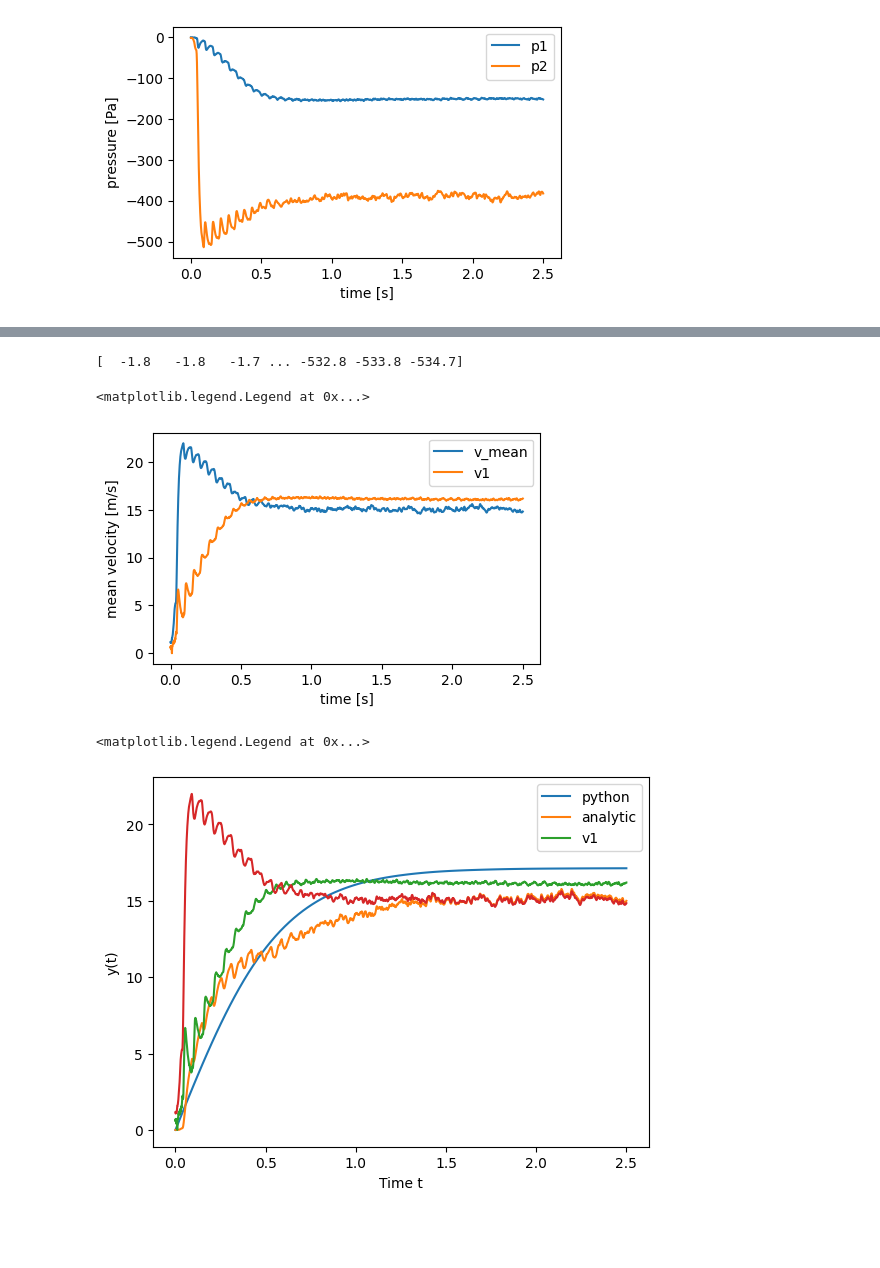
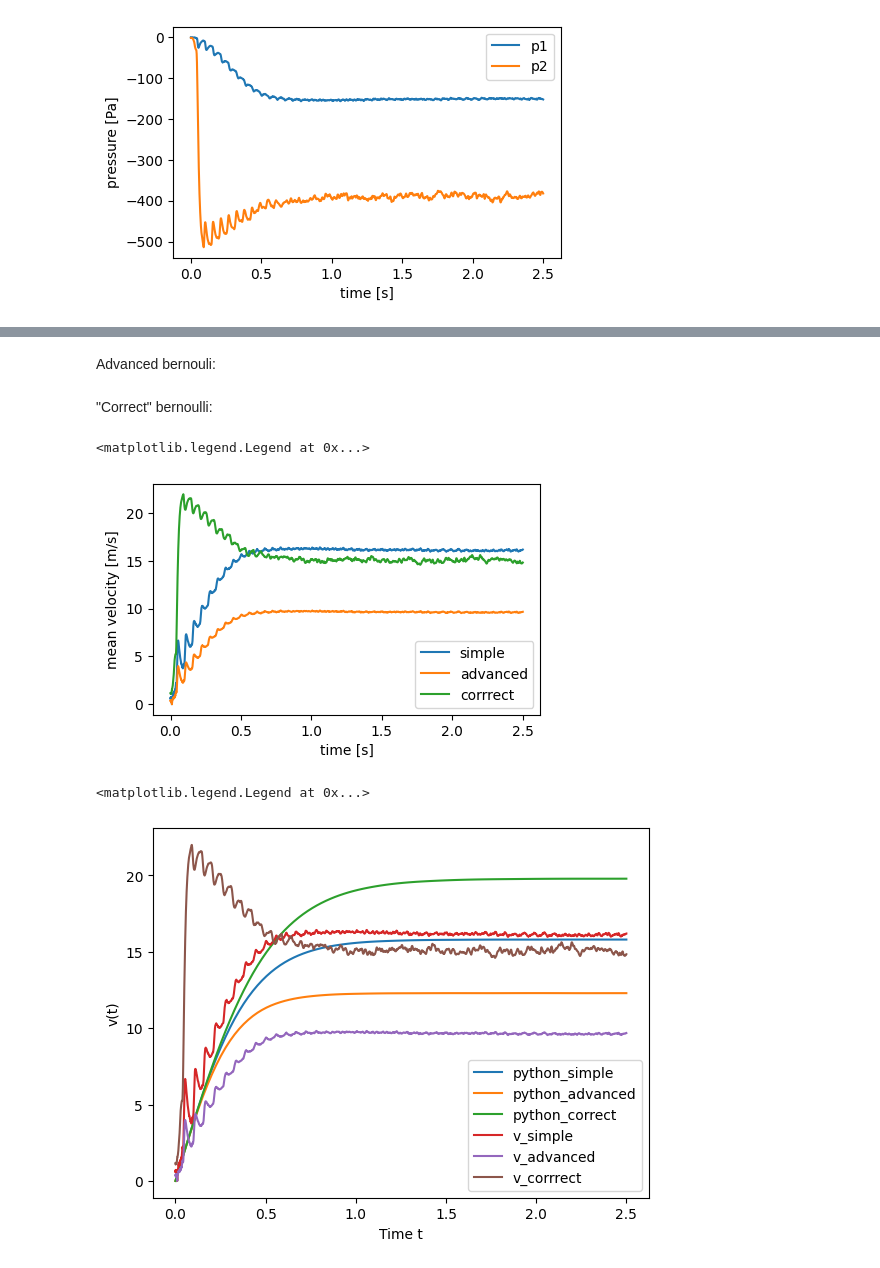
Before and after one commit to ChristianRas/41312_Fluid-mekanik, a Jupyter notebook: Afleveringer/Aflevering_1.ipynb, the cells around one changed output, grey strips where cells are left out. Cells and saved outputs as stored; diff of their text form; code cells hidden in the pictures; blank space fills up the shorter version.

```diff
--- a/Afleveringer/Aflevering_1.ipynb
+++ b/Afleveringer/Aflevering_1.ipynb
@@ -35,41 +44,54 @@ plt.legend()
+# %% [markdown]
+Advanced bernouli:
 # %%
-delta_p = p1-p2
-v_mean = np.sqrt(2 * delta_p * D / (f * L * rho))
-v1 = np.sqrt(-2*p1 / (rho))
+
+v_advanced = np.sqrt( -p1 / (f * L/D * rho/2 + 1/2*rho))
-# %% [output]
-[  -1.8   -1.8   -1.7 ... -532.8 -533.8 -534.7]
+# %% [markdown]
+"Correct" bernoulli:
+# %%
+v_correct = np.sqrt(2 * delta_p * D / (f * L * rho))
 # %%
 plt.figure(figsize=(5,3))
-plt.plot(t, v_mean, label="v_mean")
-plt.plot(t, v1, label="v1")
+plt.plot(t, v_simple, label="simple")
+plt.plot(t, v_advanced, label="advanced")
+plt.plot(t, v_correct, label="corrrect")
 plt.xlabel("time [s]")
 plt.ylabel("mean velocity [m/s]")
 plt.legend()
 # %% [output]
 <matplotlib.legend.Legend at 0x...>
-[figure, old version]
+[figure, new version]
 # %%
 def dydt(t, y):
-    return (-100 + 400) / (rho * L2) - f / (2*D) * y**2
+    return (-y**2*rho/2 - p_2 - f * L2/D * (rho*y**2)/2)/(rho*L2)
 
 def dydt2(t, y):
-    return -2 * y
+    return (-y**2*(f*L/D*rho/2+rho/2) - p_2 - f * L2/D * (rho*y**2)/2)/(rho*L2)
+
+def dydt3(t, y):
+    return ((y**2*f*L*rho+2*p_2*D)/2*D - p_2 - f * L2/D * (rho*y**2)/2)/(rho*L2)
 # %%
 y0 = [0]
 
 t_span = (0, 2.5)
 
 solution = solve_ivp(dydt, t_span, y0, t_eval=np.linspace(t_span[0], t_span[1], 100))
+solution2 = solve_ivp(dydt2, t_span, y0, t_eval=np.linspace(t_span[0], t_span[1], 100))
+solution3 = solve_ivp(dydt3, t_span, y0, t_eval=np.linspace(t_span[0], t_span[1], 100))
 # %%
 mable_sol = ( np.tanh(t * np.sqrt(delta_p*D*L2*f*rho*2) /2*rho*L2*D) * np.sqrt(delta_p * D * L2 * f * rho*2) ) / (L2*f*rho)
 # %%
-plt.plot(solution.t, solution.y[0], label="python")
-plt.plot(t, mable_sol, label="analytic")
-plt.plot(t, v1, label="v1")
-plt.plot(t, v_mean)
+plt.plot(solution.t, solution.y[0], label="python_simple")
+plt.plot(solution2.t, solution2.y[0], label="python_advanced")
+plt.plot(solution3.t, solution3.y[0], label="python_correct")
+#plt.plot(t, mable_sol, label="analytic")
+plt.plot(t, v_simple, label="v_simple")
+plt.plot(t, v_advanced, label="v_advanced")
+plt.plot(t, v_correct, label="v_corrrect")
+
 plt.xlabel('Time t')
-plt.ylabel('y(t)')
+plt.ylabel('v(t)')
 plt.legend()
 # %% [output]
 <matplotlib.legend.Legend at 0x...>
-[figure, old version]
+[figure, new version]
```
Also changed, not shown: parts of 5 cells of this notebook, 2 other files.
